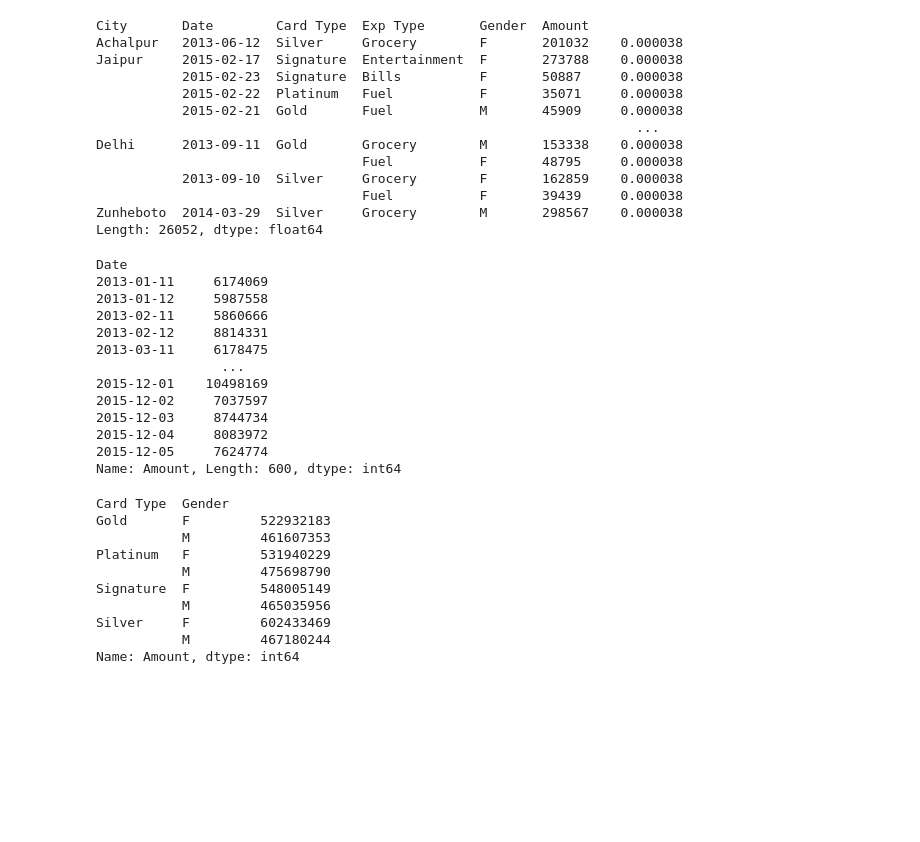
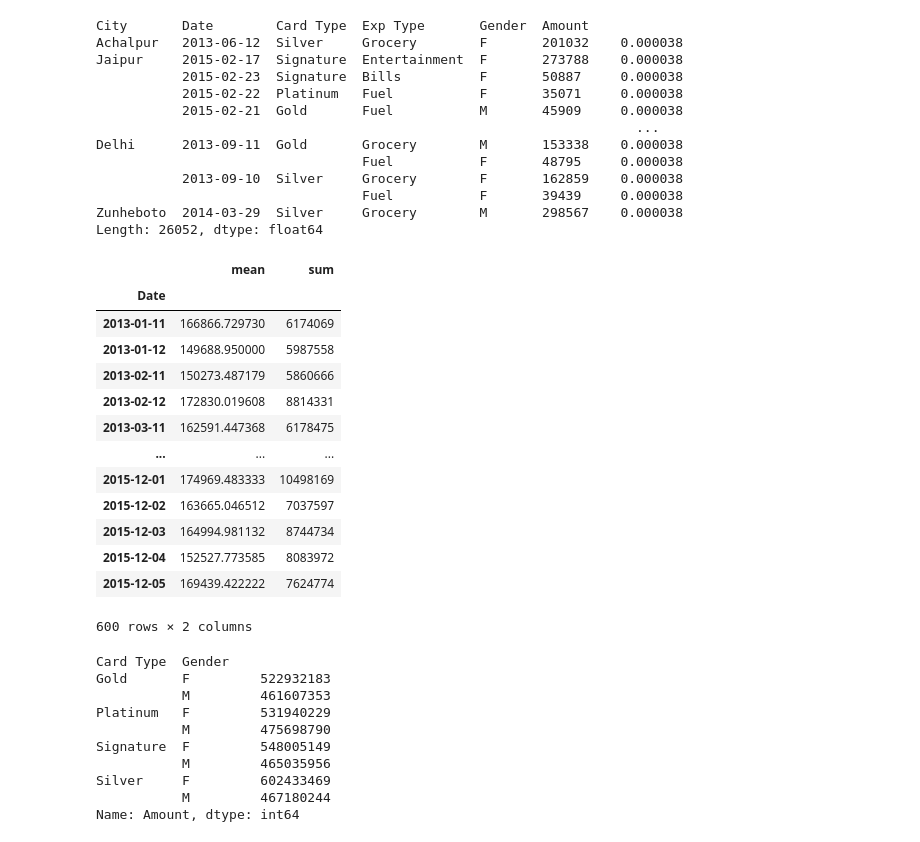
Before and after one commit to kinged0043/PracticeRepo, a Jupyter notebook: coffee_data/coffee_dataset.ipynb, the cells around one changed output. Drawn from its saved outputs; the diff is of its cells as text; code cells hidden in the pictures; blank space fills up the shorter version.

```diff
--- a/coffee_data/coffee_dataset.ipynb
+++ b/coffee_data/coffee_dataset.ipynb
@@ -81,22 +82,24 @@ Zunheboto  2014-03-29  Silver     Grocery        M       298567    0.000038
 Length: 26052, dtype: float64
 # %%
 #grouping and comparing the total speendings across the years
-yealy_spends = credit_card.groupby('Date')['Amount'].sum()
+#still needs futher fixing, tryin to do it as year something not all dates
+yealy_spends = credit_card.groupby('Date')['Amount'].agg([np.mean, sum])
 yealy_spends
 # %% [output]
+|  | mean | sum |
+| Date |  |  |
+| 2013-01-11 | 166866.729730 | 6174069 |
+| 2013-01-12 | 149688.950000 | 5987558 |
+| 2013-02-11 | 150273.487179 | 5860666 |
+| 2013-02-12 | 172830.019608 | 8814331 |
+| 2013-03-11 | 162591.447368 | 6178475 |
+| ... | ... | ... |
+| 2015-12-01 | 174969.483333 | 10498169 |
+| 2015-12-02 | 163665.046512 | 7037597 |
+| 2015-12-03 | 164994.981132 | 8744734 |
+| 2015-12-04 | 152527.773585 | 8083972 |
+| 2015-12-05 | 169439.422222 | 7624774 |
-Date
-2013-01-11     6174069
-2013-01-12     5987558
-2013-02-11     5860666
-2013-02-12     8814331
-2013-03-11     6178475
-                ...
-2015-12-01    10498169
-2015-12-02     7037597
-2015-12-03     8744734
-2015-12-04     8083972
-2015-12-05     7624774
-Name: Amount, Length: 600, dtype: int64
+600 rows × 2 columns
 # %%
 #groupby card type and plot based on total amount spent
 cards_grouped = credit_card.groupby(['Card Type', 'Gender'])['Amount'].sum()
```
Also changed, not shown: parts of 2 cells of this notebook.
